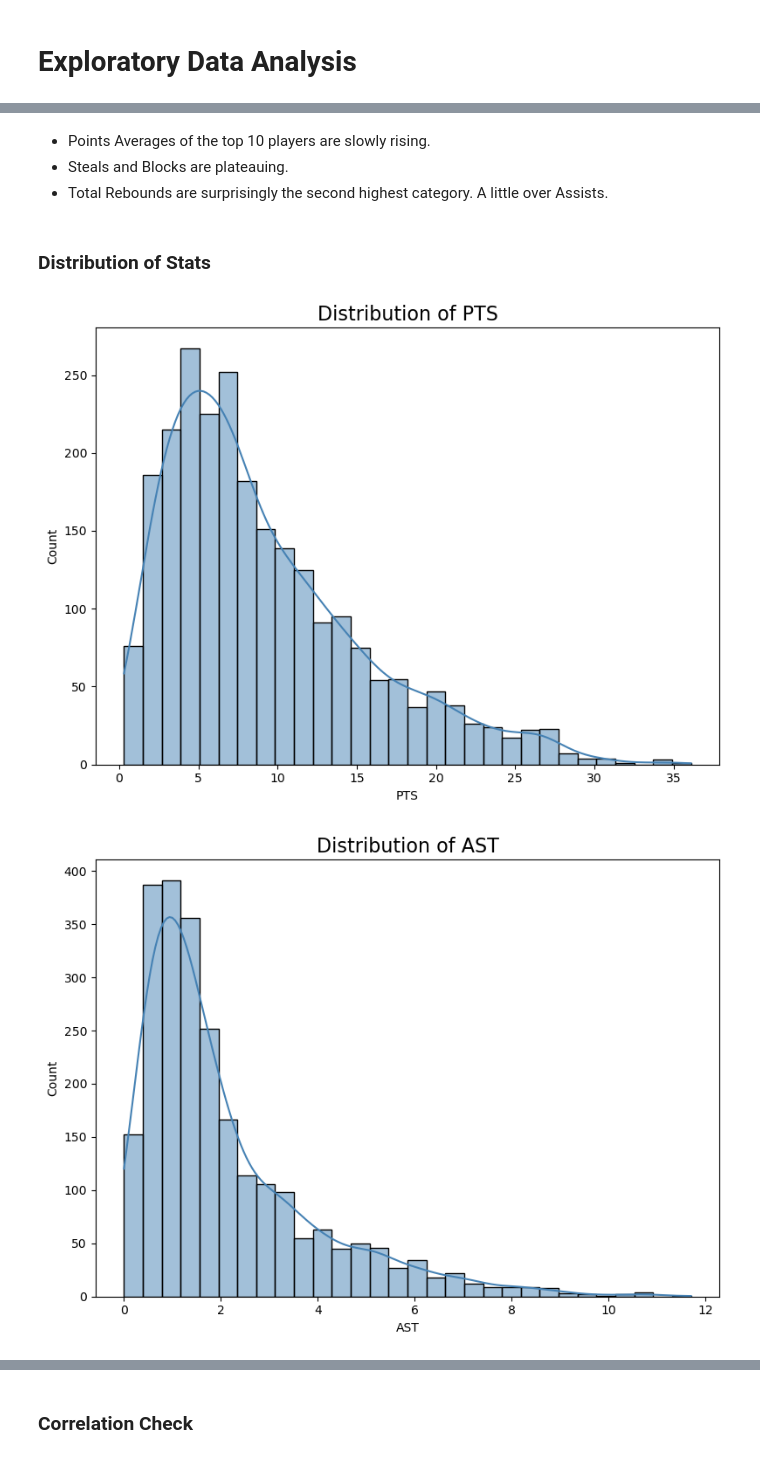
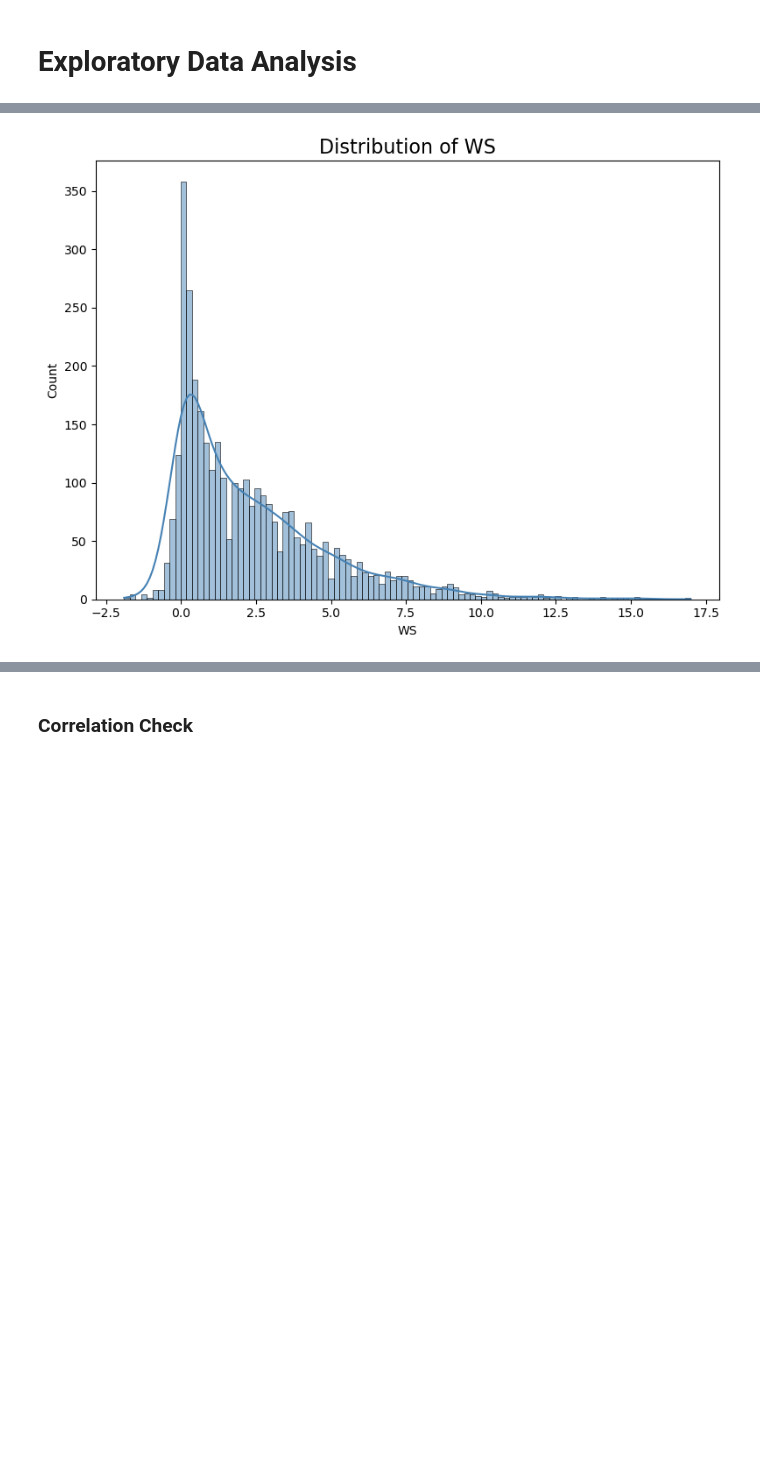
Before and after one commit to oduku1/Omar_Dukureh_Capstone_Final, a Jupyter notebook: Omar_Dukureh_Sprint_1/data.ipynb, the cells around one changed output, grey strips where cells are left out. Drawn from its saved outputs; the diff is of its cells as text; code cells hidden in the pictures; blank space fills up the shorter version.

```diff
--- a/Omar_Dukureh_Sprint_1/data.ipynb
+++ b/Omar_Dukureh_Sprint_1/data.ipynb
@@ -96,15 +142,21 @@ Nba22 = Nba2022_cleaned.set_index("Player")
 # %%
 Nba2023_sorted = Nba2023.sort_values(by=["Player", "G"], ascending=[True, False])
-
 # Drop duplicates by Player, keeping the row with the most games
 Nba2023_cleaned = Nba2023_sorted.drop_duplicates(subset="Player", keep="first")
+Nba23 = Nba2023_cleaned.set_index("Player")
 
-Nba23 = Nba2023_cleaned.set_index("Player")
+
+Nba2023ADV_sorted = Nba2023ADV.sort_values(by=["Player", "G"], ascending=[True, False])
+Nba2023ADV_cleaned = Nba2023ADV_sorted.drop_duplicates(subset="Player", keep="first")
+Nba23ADV = Nba2023ADV_cleaned.set_index("Player")
 # %%
 Nba2024_sorted = Nba2024.sort_values(by=["Player", "G"], ascending=[True, False])
-
 # Drop duplicates by Player, keeping the row with the most games
 Nba2024_cleaned = Nba2024_sorted.drop_duplicates(subset="Player", keep="first")
+Nba24 = Nba2024_cleaned.set_index("Player")
 
-Nba24 = Nba2024_cleaned.set_index("Player")
+
+Nba2024ADV_sorted = Nba2024ADV.sort_values(by=["Player", "G"], ascending=[True, False])
+Nba2024ADV_cleaned = Nba2024ADV_sorted.drop_duplicates(subset="Player", keep="first")
+Nba24ADV = Nba2024ADV_cleaned.set_index("Player")
 # %% [markdown]
@@ -128,0 +164,19 @@ Nba_combined.head()
+# %%
+Nba_combined = pd.concat([Nba18,Nba19,Nba20,Nba21,Nba22,Nba23, Nba24])
+
+Nba_combinedADV = pd.concat([Nba18ADV,Nba19ADV,Nba20ADV,Nba21ADV,Nba22ADV,Nba23ADV, Nba24ADV])
+#sort by player
+Nba_combined = Nba_combined.sort_values(by=["Player"])
+
+
+#reset index for joining
+Nba_combined = Nba_combined.reset_index()
+Nba_combinedADV = Nba_combinedADV.reset_index()
+
+#Join the 2 files together
+Nba_combined= pd.merge(Nba_combined,
+                        Nba_combinedADV[['Player', 'Year', 'WS','VORP','DBPM','PER','BPM','USG%','STL%','TS%']],
+                        on=['Player', 'Year'],
+                        how='left')
+
+Nba_combined.set_index('Player')
@@ -137,8 +208,6 @@ Nba_combined['Year'] = pd.to_numeric(Nba_combined['Year'])
 tsa = Nba_combined['FGA'] + 0.44 * Nba_combined['FTA']
 
 # --- Offensive Metrics ---
-Nba_combined['USG%'] = 100 * (Nba_combined['FGA'] + 0.44 * Nba_combined['FTA'] + Nba_combined['TOV']) / (Nba_combined['MP'] + 1e-5)
-Nba_combined['TS%'] = Nba_combined['PTS'] / (2 * (tsa + 1e-5))
 Nba_combined['PTS_per_TSA'] = Nba_combined['PTS'] / (tsa + 1e-5)
 Nba_combined['FT_rate'] = Nba_combined['FTA'] / (Nba_combined['FGA'] + 1e-5)
 Nba_combined['3P_rate'] = Nba_combined['3PA'] / (Nba_combined['FGA'] + 1e-5)
@@ -150,8 +219,6 @@ Nba_combined['TOV%'] = 100 * Nba_combined['TOV'] / (tsa + Nba_combined['TOV'] +
 # --- Rebounding & Defense ---
 Nba_combined['TRB%_approx'] = 100 * Nba_combined['TRB'] / (Nba_combined['MP'] + 1e-5)
 Nba_combined['STL_per_min'] = Nba_combined['STL'] / (Nba_combined['MP'] + 1e-5)
-Nba_combined['BLK_per_min'] = Nba_combined['BLK'] / (Nba_combined['MP'] + 1e-5)
-Nba_combined['STL%'] = 100 * Nba_combined['STL'] / (Nba_combined['MP'] + 1e-5)
 Nba_combined['BLK%'] = 100 * Nba_combined['BLK'] / (Nba_combined['MP'] + 1e-5)
 
 # --- Efficiency ---
@@ -253,21 +248,16 @@ plt.show()
-# %% [markdown]
-- Points Averages of the top 10 players are slowly rising.
-- Steals and Blocks are plateauing.
-- Total Rebounds are surprisingly the second highest category. A little over Assists.
-# %% [markdown]
-### Distribution of Stats
 # %%
-#printing out histogram of the distribution of the target variables
-targets = ['PTS', 'AST', 'TRB', 'STL', 'BLK', 'TOV']
 
+# List of target variables to plot
+targets = ['WS']
+
+# Loop through each target and plot its histogram
 for column in targets:
     plt.figure(figsize=(8, 6))
-    sns.histplot(Nba_combined[column], kde=True, bins=30, color='steelblue')
+    sns.histplot(Nba_combined[column], kde=True, bins=100, color='steelblue')  # Histogram + KDE curve
     plt.title(f'Distribution of {column}', fontsize=16)
     plt.xlabel(column)
     plt.ylabel('Count')
     plt.tight_layout()
     plt.show()
 # %% [output]
-[figure, old version]
+[figure, new version]
-[figure, removed]
```
Also changed, not shown: parts of 47 cells of this notebook, 3 other files.
